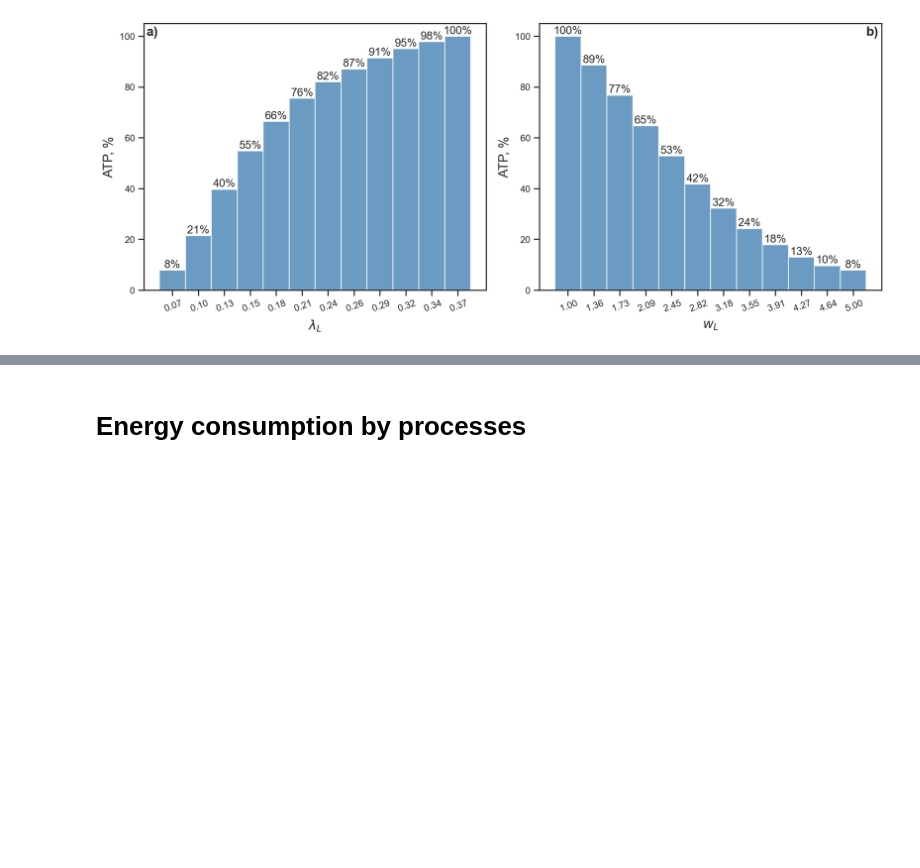
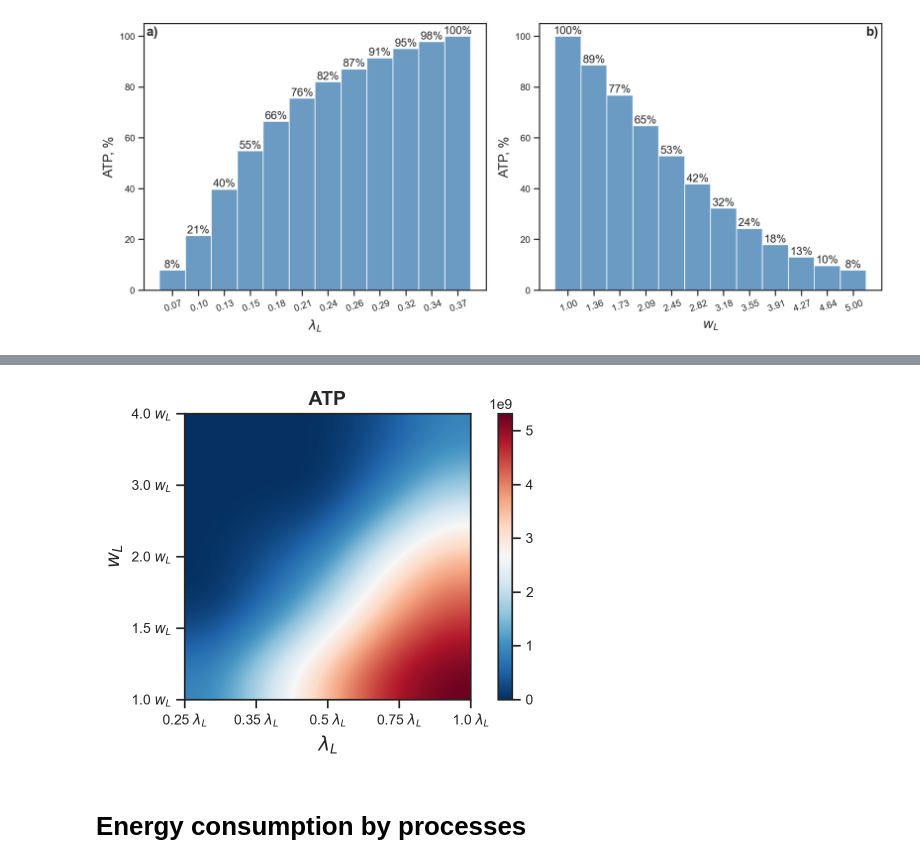
Before and after one commit to SeriySamuray/TE_model_deterministic, a Jupyter notebook: TE_model_deterministic.ipynb, the cells around one changed output, grey strips where cells are left out. Drawn from its saved outputs; the diff is of its cells as text; code cells hidden in the pictures; blank space fills up the shorter version.

```diff
--- a/TE_model_deterministic.ipynb
+++ b/TE_model_deterministic.ipynb
@@ -1299,0 +1302,7 @@ plt.show()
+# %%
+# Set arrays with coefficients
+cfs1 = np.array([1,0.75,0.5,0.35,0.25])
+cfs2 = np.array([1,1.5,2,3,4])
+pname1 = 'lmd_L'
+pname2 = 'wL'
+thresh = 1e-7
@@ -1300,3 +1386,39 @@ plt.show()
+# %%
+# Read from pickle
+#np_amap = np.nan_to_num(np.array(amap).reshape(12,12))
+n1 = len(cfs1)
+n2 = len(cfs2)
+np_amap = np.nan_to_num(df_a_hm.values).T
+x_ticks_v = np.arange(0,n1)
+y_ticks_v = np.arange(0,n2)
+
+# matplotlib bar
+fig, ax = plt.subplots(figsize=(6,4))
+c = plt.imshow(np_amap, cmap='RdBu_r',
+               extent =[min(x_ticks_v), max(x_ticks_v), min(y_ticks_v), max(y_ticks_v)],
+               interpolation ='bicubic', origin ='lower')
+ax.set_xlabel(f"{par_dict_names[pname1]}", labelpad = 5)
+ax.set_ylabel(f"{par_dict_names[pname2]}", labelpad = 5)
+plt.title('ATP', fontweight ="bold")
+plt.colorbar(c)
+
+# x_ticks
+x_ticks_labels = [f"{cfs1[i]} {par_dict_names[pname1]}" for i in range(n1)]
+plt.xticks(x_ticks_v, x_ticks_labels, rotation = 0)
+plt.gca().invert_xaxis()
+
+# y_ticks
+y_ticks_labels = [f"{cfs2[i]} {par_dict_names[pname2]}" for i in range(n2)]
+plt.yticks(y_ticks_v, y_ticks_labels, rotation = 0)
+
+# save
+# plt.tight_layout()
+fig_name = f"heatmap_ATP_{pname1}_{pname2}"
+if save_pic: plt.savefig(dir_pic+f"{fig_name}.png", bbox_inches='tight')
+if save_svg: plt.savefig(dir_svg+f"{fig_name}.svg", bbox_inches='tight')
+plt.show()
+# %% [output]
+[figure, added]
 # %% [markdown]
 # Energy consumption by processes
 # %%
```
Also changed, not shown: parts of 3 cells of this notebook.
